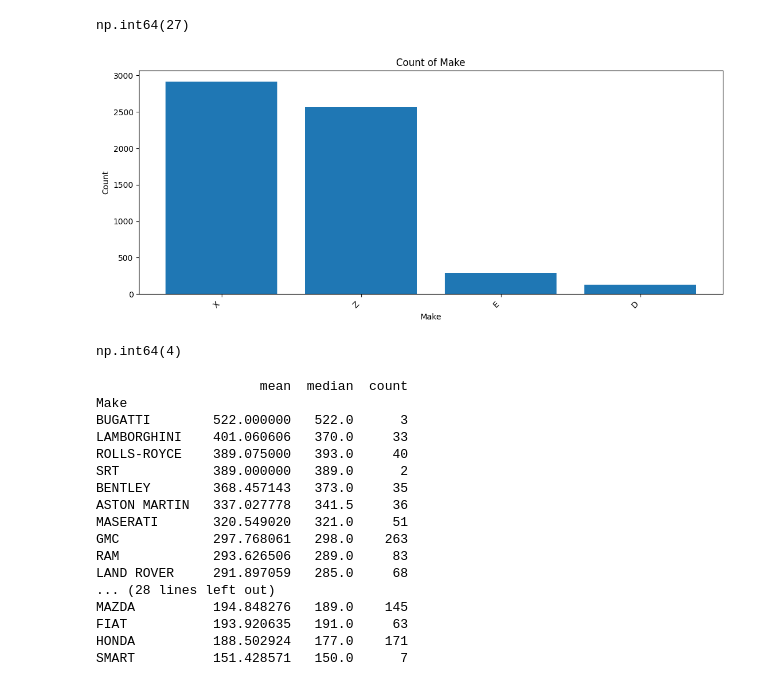
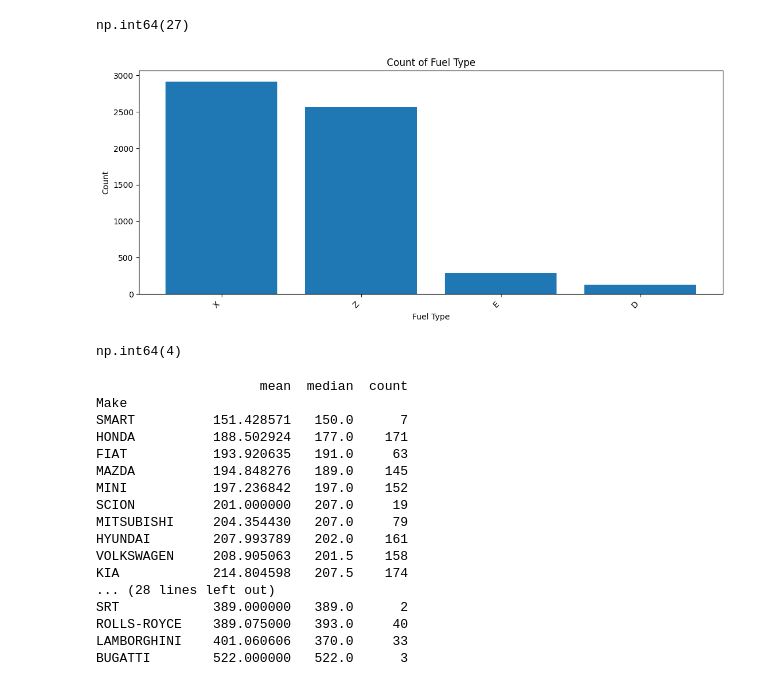
Before and after one commit to JavenMW/Emissions, a Jupyter notebook: Cleaning.ipynb, the cells around one changed output. Cells and saved outputs as stored; diff of their text form; code cells hidden in the pictures.

```diff
--- a/Cleaning.ipynb
+++ b/Cleaning.ipynb
@@ -379,37 +402,38 @@ np.int64(27)
 # %%
 value_counts = train_df2['Fuel Type'].value_counts()
 # Showing distribution for Make
 plt.figure(figsize=(13,5))
 plt.bar(value_counts.index, value_counts.values)
-plt.xlabel('Make')
+plt.xlabel('Fuel Type')
 plt.xticks(rotation=45, ha='right')
 plt.ylabel('Count')
-plt.title('Count of Make')
+plt.title('Count of Fuel Type')
 plt.show()
 
 value_counts.count()
 # %% [output]
-[figure, old version]
+[figure, new version]
 np.int64(4)
 # %%
-grouped_trans = train_df2.groupby(train_df2['Make'])['CO2 Emissions(g/km)'].agg(['mean', 'median', 'count'])
+grouped_make = train_df2.groupby(train_df2['Make'])['CO2 Emissions(g/km)'].agg(['mean', 'median', 'count'])
 
-print(grouped_trans.sort_values(by='mean', ascending=False))
+
+print(grouped_make.sort_values(by=['mean', 'count'], ascending=[True, True]))
 # %% [output]
                      mean  median  count
 Make
+SMART          151.428571   150.0      7
+HONDA          188.502924   177.0    171
+FIAT           193.920635   191.0     63
+MAZDA          194.848276   189.0    145
+MINI           197.236842   197.0    152
+SCION          201.000000   207.0     19
+MITSUBISHI     204.354430   207.0     79
+HYUNDAI        207.993789   202.0    161
+VOLKSWAGEN     208.905063   201.5    158
+KIA            214.804598   207.5    174
+... (28 lines left out)
+SRT            389.000000   389.0      2
+ROLLS-ROYCE    389.075000   393.0     40
+LAMBORGHINI    401.060606   370.0     33
 BUGATTI        522.000000   522.0      3
-LAMBORGHINI    401.060606   370.0     33
-ROLLS-ROYCE    389.075000   393.0     40
-SRT            389.000000   389.0      2
-BENTLEY        368.457143   373.0     35
-ASTON MARTIN   337.027778   341.5     36
-MASERATI       320.549020   321.0     51
-GMC            297.768061   298.0    263
-RAM            293.626506   289.0     83
-LAND ROVER     291.897059   285.0     68
-... (28 lines left out)
-MAZDA          194.848276   189.0    145
-FIAT           193.920635   191.0     63
-HONDA          188.502924   177.0    171
-SMART          151.428571   150.0      7
```
Also changed, not shown: parts of 35 cells of this notebook.
